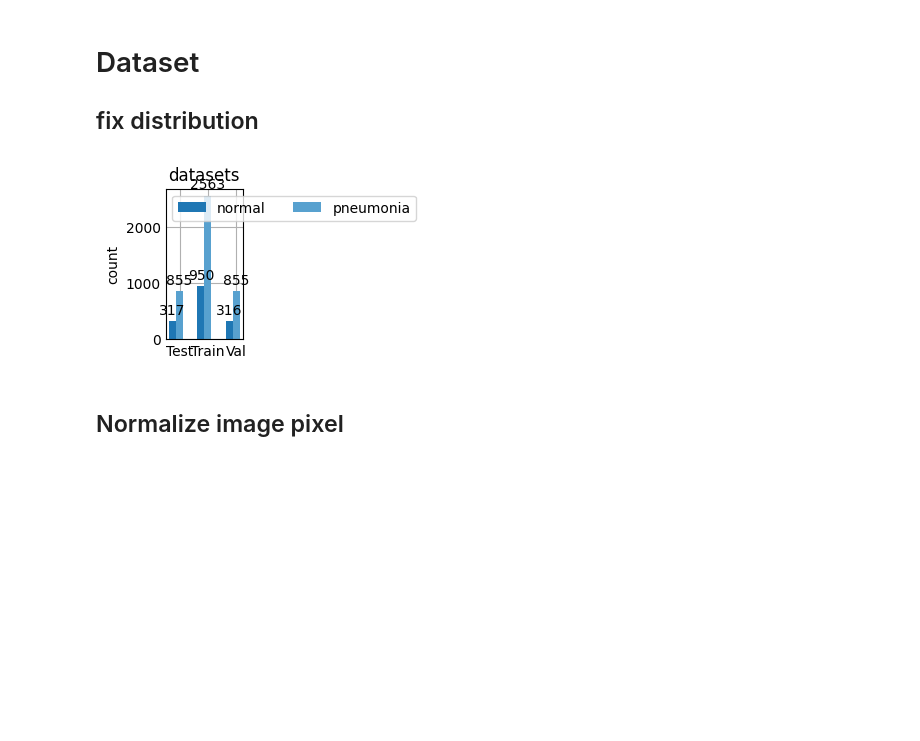
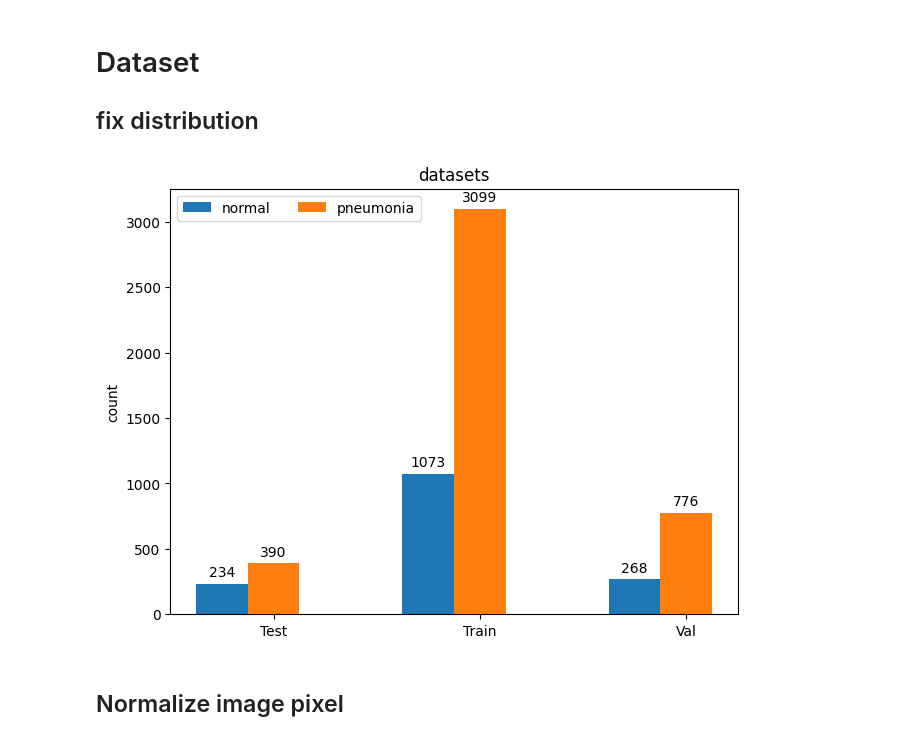
Before and after one commit to Nicolas-Dmb/t-dev-810, a Jupyter notebook: notebook.ipynb, the cells around one changed output. Cells and saved outputs as stored; diff of their text form; code cells hidden in the pictures; blank space fills up the shorter version.

Commit message:
Feat/ pixel normalization, enhance,

```diff
--- a/notebook.ipynb
+++ b/notebook.ipynb
@@ -4,20 +4,26 @@
 import enum
 
 class PROCESS_TYPE(enum.Enum):
-    data_distribution = "data_distribution"
+    data_distribution_all = "data_distribution_all"
+    data_distribution_val = "data_distribution_val"
     normalize_img = "normalize_img"
+    normalize_pixel = "normalize_pixel"
+    enhance_color = "enhance_color"
+
 
 class MODEL_TYPE(enum.Enum):
     logistic_regression = "logistic_regression"
-    random_forest = "random_forest"
-    svm = "svm"
+    random_forest = "random_forest" # Not implemented yet
+    svm = "svm" # Not implemented yet
 
 TEST_SIZE = 0.2
 VAL_SIZE = 0.2
-IMG_SIZE = (256,256)
-MAX_ITER = 2000
-PROCESS: list[PROCESS_TYPE] = []
+IMG_SIZE = (500,500)
+MAX_ITER = 4000
+ENHANCE_COLOR_FACTOR = 1.5
+PROCESSED: list[PROCESS_TYPE] = []
 MODEL = MODEL_TYPE.logistic_regression
+PROCESS = [PROCESS_TYPE.data_distribution_val, PROCESS_TYPE.normalize_img]
 # %% [markdown]
 # Load Data
 # %%
@@ -83,35 +89,51 @@ display_distribution(test_normal_paths, test_pneumonia_paths, train_normal_paths
 # %%
 from sklearn.model_selection import train_test_split
 
-def data_distribution(train_normal_paths : List[Path], train_pneumonia_paths : List[Path], val_normal_paths : List[Path], val_pneumonia_paths : List[Path], test_normal_paths : List[Path], test_pneumonia_paths : List[Path]) -> tuple[List[Path], List[Path], List[Path], List[int], List[int], List[int]]:
-    PROCESS.append(PROCESS_TYPE.data_distribution)
+def data_distribution_all(train_normal_paths : List[Path], train_pneumonia_paths : List[Path], val_normal_paths : List[Path], val_pneumonia_paths : List[Path], test_normal_paths : List[Path], test_pneumonia_paths : List[Path]) -> tuple[List[Path], List[Path], List[Path], List[int], List[int], List[int]]:
+    PROCESSED.append(PROCESS_TYPE.data_distribution_all)
     all_paths = train_normal_paths + train_pneumonia_paths + val_normal_paths + val_pneumonia_paths + test_normal_paths + test_pneumonia_paths
     all_labels = [0] * len(train_normal_paths) + [1] * len(train_pneumonia_paths) + [0] * len(val_normal_paths) + [1] * len(val_pneumonia_paths) + [0] * len(test_normal_paths) + [1] * len(test_pneumonia_paths)
 
     train_paths, val_paths, y_train, y_val = train_test_split(
         all_paths,
         all_labels,
         test_size=TEST_SIZE+VAL_SIZE,
         random_state=42,
         stratify=all_labels
     )
 
     val_paths, test_paths, y_val, y_test = train_test_split(
         val_paths,
         y_val,
         test_size=VAL_SIZE/(TEST_SIZE+VAL_SIZE),
         random_state=42,
         stratify=y_val
     )
 
     return train_paths, val_paths, test_paths, y_train, y_val, y_test
 
-train_paths, val_paths, test_paths, y_train, y_val, y_test = data_distribution(train_normal_paths, train_pneumonia_paths, val_normal_paths, val_pneumonia_paths, test_normal_paths, test_pneumonia_paths)
+def data_distribution_val(train_normal_paths : List[Path], train_pneumonia_paths : List[Path], val_normal_paths : List[Path], val_pneumonia_paths : List[Path]) -> tuple[List[Path], List[Path], List[int], List[int]]:
+    PROCESSED.append(PROCESS_TYPE.data_distribution_val)
+    train_paths , val_paths, y_train, y_val = train_test_split(
+        train_normal_paths + train_pneumonia_paths,
+        [0] * len(train_normal_paths) + [1] * len(train_pneumonia_paths),
+        test_size=VAL_SIZE,
+        random_state=42,
+        stratify=[0] * len(train_normal_paths) + [1] * len(train_pneumonia_paths)
+    )
 
+    return train_paths, val_paths, y_train, y_val
+
+if PROCESS_TYPE.data_distribution_all in PROCESS:
+    train_paths, val_paths, test_paths, y_train, y_val, y_test = data_distribution_all(train_normal_paths, train_pneumonia_paths, val_normal_paths, val_pneumonia_paths, test_normal_paths, test_pneumonia_paths)
+elif PROCESS_TYPE.data_distribution_val in PROCESS:
+    train_paths, val_paths, y_train, y_val = data_distribution_val(train_normal_paths, train_pneumonia_paths, val_normal_paths, val_pneumonia_paths)
+    test_paths = test_normal_paths + test_pneumonia_paths
+    y_test = [0] * len(test_normal_paths) + [1] * len(test_pneumonia_paths)
 
 display_distribution([test_path for test_path in test_paths if test_path.parent.name == "NORMAL"], [test_path for test_path in test_paths if test_path.parent.name == "PNEUMONIA"], [train_path for train_path in train_paths if train_path.parent.name == "NORMAL"], [train_path for train_path in train_paths if train_path.parent.name == "PNEUMONIA"], [val_path for val_path in val_paths if val_path.parent.name == "NORMAL"], [val_path for val_path in val_paths if val_path.parent.name == "PNEUMONIA"])
 # %% [output]
-[figure, old version]
+[figure, new version]
 # %% [markdown]
 ## Normalize image pixel
 # %%
```
Also changed, not shown: parts of 11 cells of this notebook, 2 other files.
